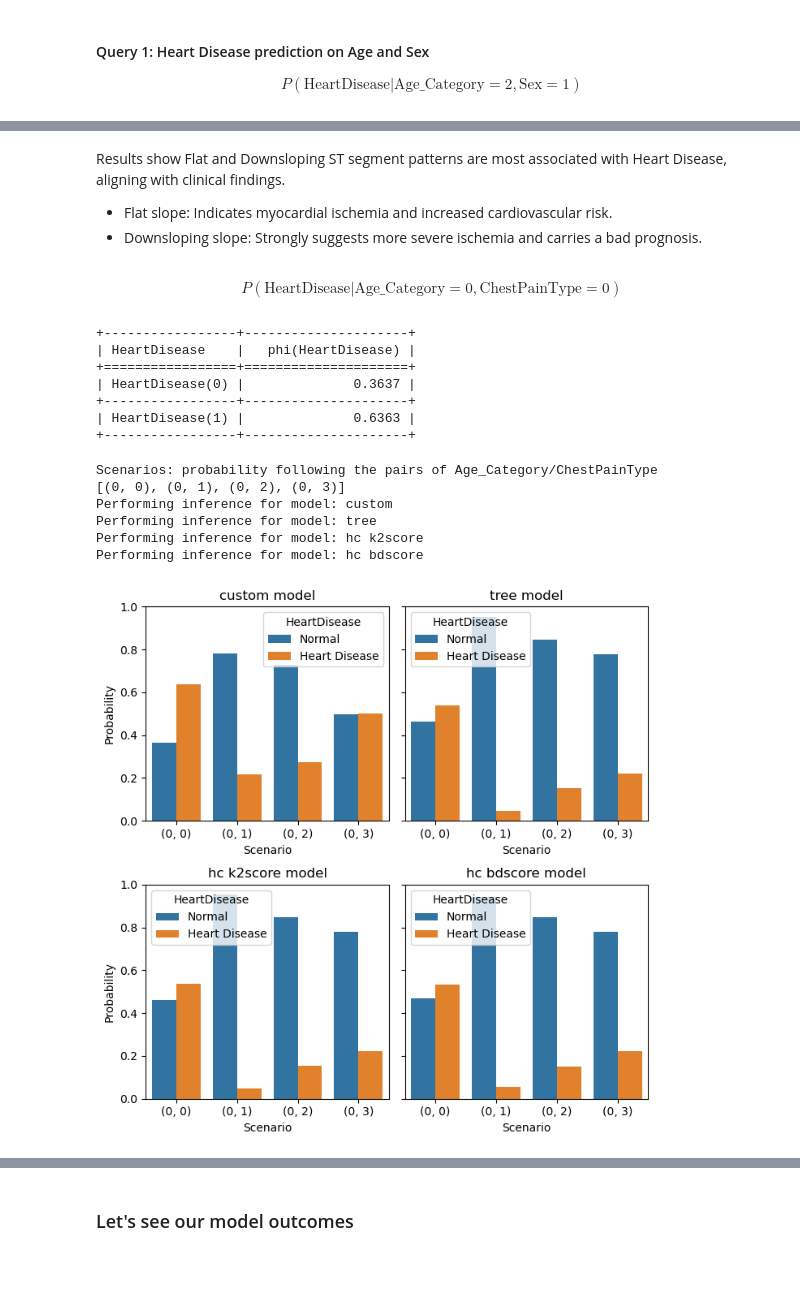
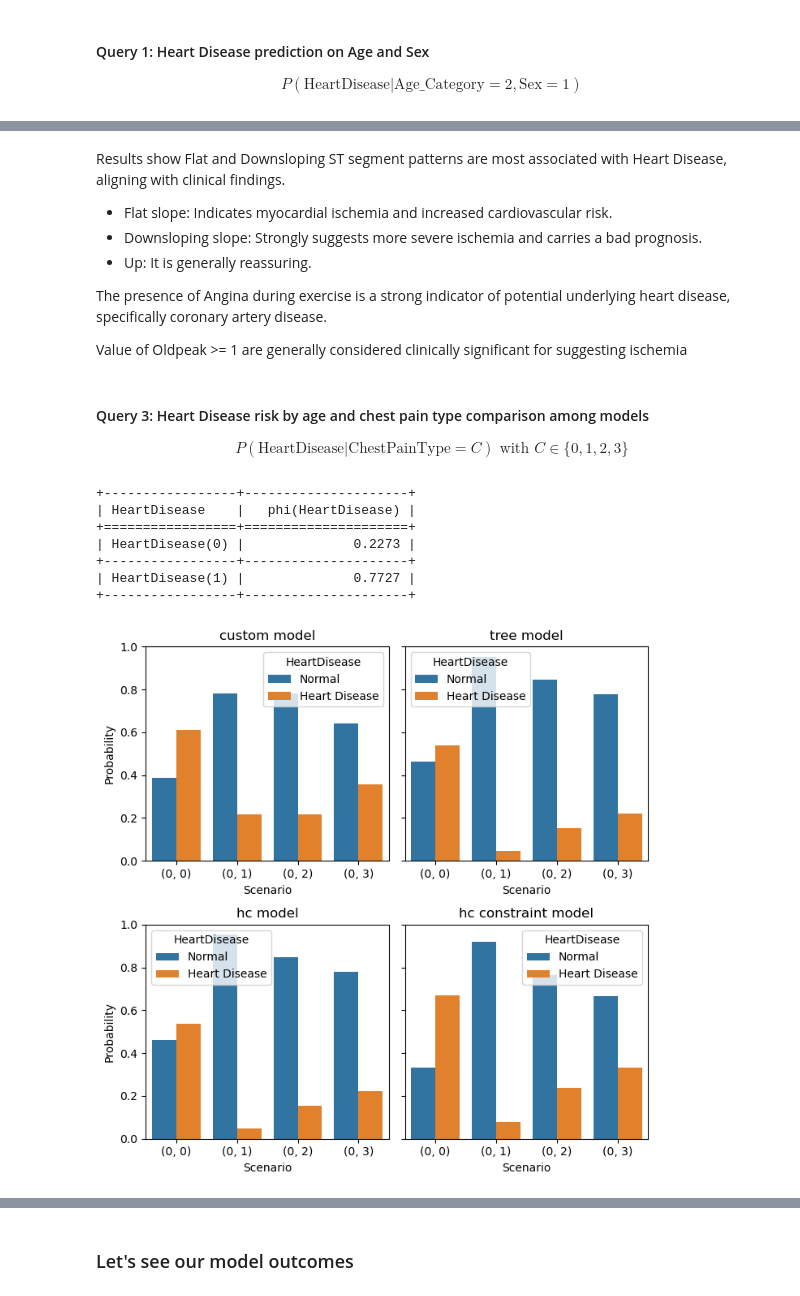
Before and after one commit to maurodore/heart_failure_prediction_bayesian_reasoning, a Jupyter notebook: src/main.ipynb, the cells around one changed output, grey strips where cells are left out. Drawn from its saved outputs; the diff is of its cells as text; code cells hidden in the pictures; blank space fills up the shorter version.

```diff
--- a/src/main.ipynb
+++ b/src/main.ipynb
@@ -450,12 +425,11 @@ With pgmpy it is possible to analyse several different properties of the network
 # %%
-nodes = ['Sex', 'Age_Category', 'FastingBS', 'MaxHR_Category', 'ST_Slope', 'Cholesterol_Category', 'HeartDisease']
+nodes = ['Sex', 'Age_Category', 'FastingBS', 'MaxHR_Category', 'ST_Slope', 'HeartDisease']
 print('Considering nodes:', nodes)
+
 for name, model in models:
     print(f'Analyzing model: {name}')
     print(f'The total number of valid independence assertions is {len(model.get_independencies().get_assertions())}')
     print(f'Local semantics of the current model:\n{model.local_independencies(nodes)}')
-    print('Checking Markov blankets')
-    for node in nodes:
-        print(f'The Markov blanket of node {node} is {model.get_markov_blanket(node)}')
+
     print()
 # %% [output]
@@ -504 +497,3 @@ print(inferences[0][1].query(["HeartDisease"], evidence={'Age_Category': 2, 'Sex
+# %%
+inference = VariableElimination(tree_model)
 # %%
@@ -533,16 +518,0 @@ print(inferences[0][1].query(["HeartDisease"], evidence={'Age_Category': 2, 'Sex
-# %%
-synthom = "ST_Slope"
-
-pain_types = [0, 1, 2] # [Down: 0, Flat: 1, Up: 2]
-answer_pain_types = {}
-evidence = {"Age_Category": 2, "Sex": 1}
-print(f"Scenario: {synthom} of an old male man")
-print(f"Possible pain type: {pain_types}")
-for name, inference in inferences:
-    answer_pain_types[name] = {}
-    print(f"Performing inference for model: {name}")
-    for pain_type in pain_types:
-        evidence[synthom] = pain_type
-        answer_pain_types[name][pain_type] = inference.query(["HeartDisease"], evidence, show_progress=False).values
-
-plot_values(answer_pain_types, label_map={0: 'Normal', 1: 'Heart Disease'}, x=synthom, state_col='HeartDisease', y='Probability')
@@ -566,38 +591,41 @@ Performing inference for model: hc bdscore
 Results show Flat and Downsloping ST segment patterns are most associated with Heart Disease, aligning with clinical findings.
 - Flat slope: Indicates myocardial ischemia and increased cardiovascular risk.
 - Downsloping slope: Strongly suggests more severe ischemia and carries a bad prognosis.
+- Up: It is generally reassuring.
+
+The presence of Angina during exercise is a strong indicator of potential underlying heart disease, specifically coronary artery disease.
+
+Value of Oldpeak >= 1 are generally considered clinically significant for suggesting ischemia
-# %% [markdown]
-$$P(\text{HeartDisease} | \text{Age\_Category} = 0, \text{ChestPainType} = 0)$$
-# %%
-print(inferences[0][1].query(["HeartDisease"], evidence={'Age_Category': 0, 'ChestPainType': 0}))
-# %% [output]
-+-----------------+---------------------+
-| HeartDisease    |   phi(HeartDisease) |
-+=================+=====================+
-| HeartDisease(0) |              0.3637 |
-+-----------------+---------------------+
-| HeartDisease(1) |              0.6363 |
-+-----------------+---------------------+
+# %% [markdown]
+#### Query 3: Heart Disease risk by age and chest pain type comparison among models
+
+$$P(\text{HeartDisease} | \text{ChestPainType} = C) \text{ with } C \in \{0, 1, 2, 3\}$$
+# %%
+chest_type = {'ASY': 0, 'ATA': 1, 'NAP': 2, 'TA': 3}
+
+print(inference.query(["HeartDisease"], evidence={'ChestPainType': chest_type['ASY']}))
+# %% [output]
++-----------------+---------------------+
+| HeartDisease    |   phi(HeartDisease) |
++=================+=====================+
+| HeartDisease(0) |              0.2273 |
++-----------------+---------------------+
+| HeartDisease(1) |              0.7727 |
++-----------------+---------------------+
 # %%
-#### Query 3: Heart Disease risk by age and chest pain type
+# Age: 0 -> <44, 1 -> 45-60, 2 -> >60
 
 age = 0
-values = [(age, 0), (age, 1), (age, 2), (age, 3)] #'ASY' → 0 'ATA' → 1 'NAP' → 2 'TA' → 3
+
+values = [(age, chest_type['ASY']), (age, chest_type['ATA']), (age, chest_type['NAP']), (age, chest_type['TA'])]
+
 answer_values = {}
-print(f"Scenarios: probability following the pairs of Age_Category/ChestPainType \n{values}")
 for name, inference in inferences:
-    print(f"Performing inference for model: {name}")
     answer_values[name] = {}
     for age, chest_pain_type in values:
         evidence = {"Age_Category": age, "ChestPainType": chest_pain_type}
         answer_values[name][(age, chest_pain_type)] = inference.query(["HeartDisease"], evidence, show_progress=False).values
 plot_values(answer_values, label_map={0: 'Normal', 1: 'Heart Disease'})
 # %% [output]
-Scenarios: probability following the pairs of Age_Category/ChestPainType
-[(0, 0), (0, 1), (0, 2), (0, 3)]
-Performing inference for model: custom
-Performing inference for model: tree
-Performing inference for model: hc k2score
-Performing inference for model: hc bdscore
-[figure, old version]
+[figure, new version]
 # %% [markdown]
```
Also changed, not shown: parts of 66 cells of this notebook, 8 other files.
